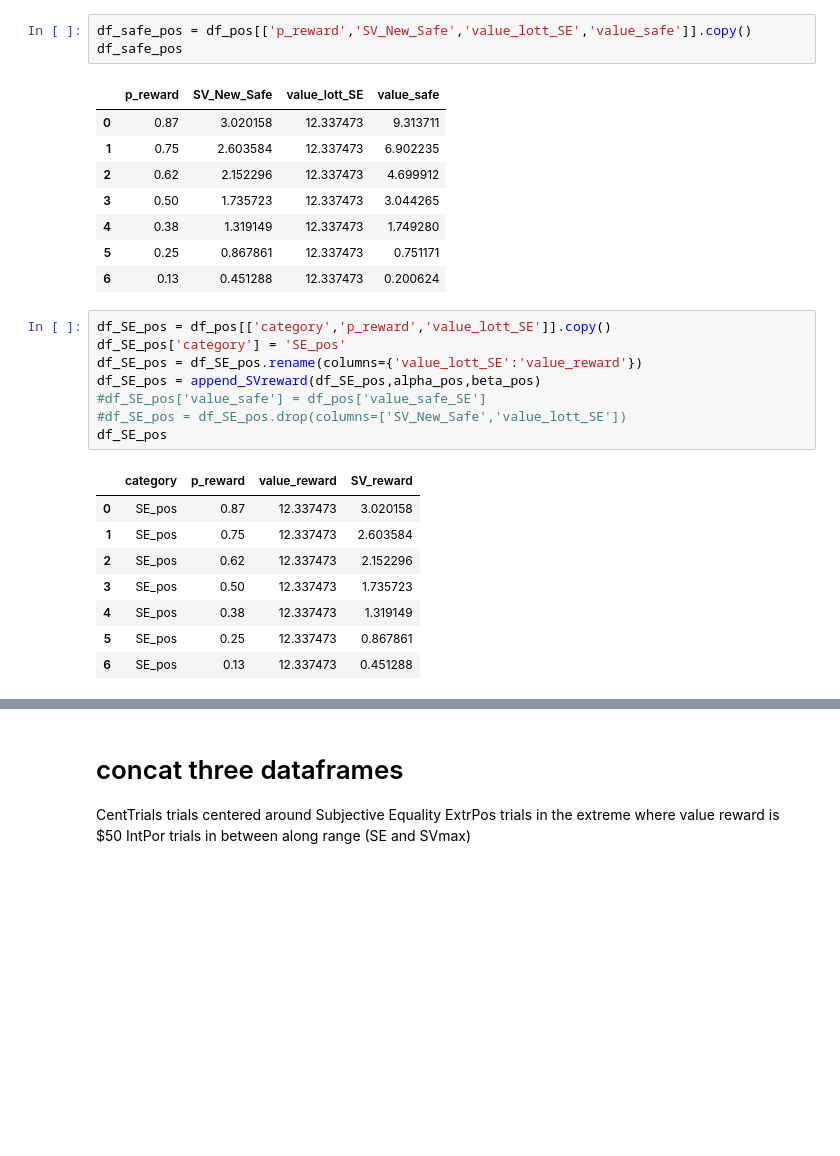
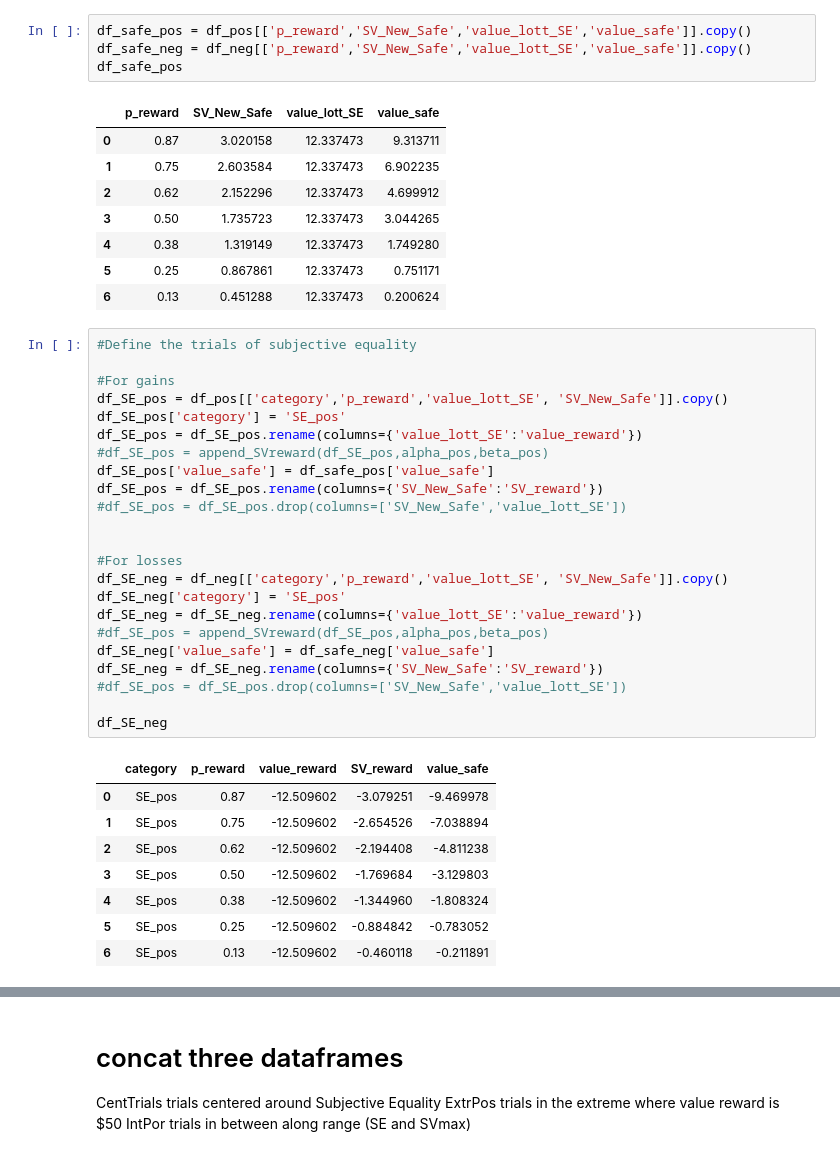
Before and after one commit to CDN-Lab/Adaptive_Choicesets, a Jupyter notebook: symmetrical_choice_set.ipynb, the cells around one changed output, grey strips where cells are left out. Cells and saved outputs as stored; diff of their text form; blank space fills up the shorter version.

```diff
--- a/symmetrical_choice_set.ipynb
+++ b/symmetrical_choice_set.ipynb
@@ -194,6 +191,7 @@ df_neg
 | 6 | Extr_neg | 0.13 | -50.0 | -0.920236 | -0.460118 | -12.509602 | -0.211891 |
 # %%
 df_safe_pos = df_pos[['p_reward','SV_New_Safe','value_lott_SE','value_safe']].copy()
+df_safe_neg = df_neg[['p_reward','SV_New_Safe','value_lott_SE','value_safe']].copy()
 df_safe_pos
 # %% [output]
 |  | p_reward | SV_New_Safe | value_lott_SE | value_safe |
@@ -205,19 +203,34 @@ df_safe_pos
 | 5 | 0.25 | 0.867861 | 12.337473 | 0.751171 |
 | 6 | 0.13 | 0.451288 | 12.337473 | 0.200624 |
 # %%
-df_SE_pos = df_pos[['category','p_reward','value_lott_SE']].copy()
+#Define the trials of subjective equality
+
+#For gains
+df_SE_pos = df_pos[['category','p_reward','value_lott_SE', 'SV_New_Safe']].copy()
 df_SE_pos['category'] = 'SE_pos'
 df_SE_pos = df_SE_pos.rename(columns={'value_lott_SE':'value_reward'})
-df_SE_pos = append_SVreward(df_SE_pos,alpha_pos,beta_pos)
-#df_SE_pos['value_safe'] = df_pos['value_safe_SE']
+#df_SE_pos = append_SVreward(df_SE_pos,alpha_pos,beta_pos)
+df_SE_pos['value_safe'] = df_safe_pos['value_safe']
+df_SE_pos = df_SE_pos.rename(columns={'SV_New_Safe':'SV_reward'})
 #df_SE_pos = df_SE_pos.drop(columns=['SV_New_Safe','value_lott_SE'])
-df_SE_pos
+
+
+#For losses
+df_SE_neg = df_neg[['category','p_reward','value_lott_SE', 'SV_New_Safe']].copy()
+df_SE_neg['category'] = 'SE_pos'
+df_SE_neg = df_SE_neg.rename(columns={'value_lott_SE':'value_reward'})
+#df_SE_pos = append_SVreward(df_SE_pos,alpha_pos,beta_pos)
+df_SE_neg['value_safe'] = df_safe_neg['value_safe']
+df_SE_neg = df_SE_neg.rename(columns={'SV_New_Safe':'SV_reward'})
+#df_SE_pos = df_SE_pos.drop(columns=['SV_New_Safe','value_lott_SE'])
+
+df_SE_neg
 # %% [output]
-|  | category | p_reward | value_reward | SV_reward |
-| 0 | SE_pos | 0.87 | 12.337473 | 3.020158 |
-| 1 | SE_pos | 0.75 | 12.337473 | 2.603584 |
-| 2 | SE_pos | 0.62 | 12.337473 | 2.152296 |
-| 3 | SE_pos | 0.50 | 12.337473 | 1.735723 |
-| 4 | SE_pos | 0.38 | 12.337473 | 1.319149 |
-| 5 | SE_pos | 0.25 | 12.337473 | 0.867861 |
-| 6 | SE_pos | 0.13 | 12.337473 | 0.451288 |
+|  | category | p_reward | value_reward | SV_reward | value_safe |
+| 0 | SE_pos | 0.87 | -12.509602 | -3.079251 | -9.469978 |
+| 1 | SE_pos | 0.75 | -12.509602 | -2.654526 | -7.038894 |
+| 2 | SE_pos | 0.62 | -12.509602 | -2.194408 | -4.811238 |
+| 3 | SE_pos | 0.50 | -12.509602 | -1.769684 | -3.129803 |
+| 4 | SE_pos | 0.38 | -12.509602 | -1.344960 | -1.808324 |
+| 5 | SE_pos | 0.25 | -12.509602 | -0.884842 | -0.783052 |
+| 6 | SE_pos | 0.13 | -12.509602 | -0.460118 | -0.211891 |
```
Also changed, not shown: parts of 15 cells of this notebook.
